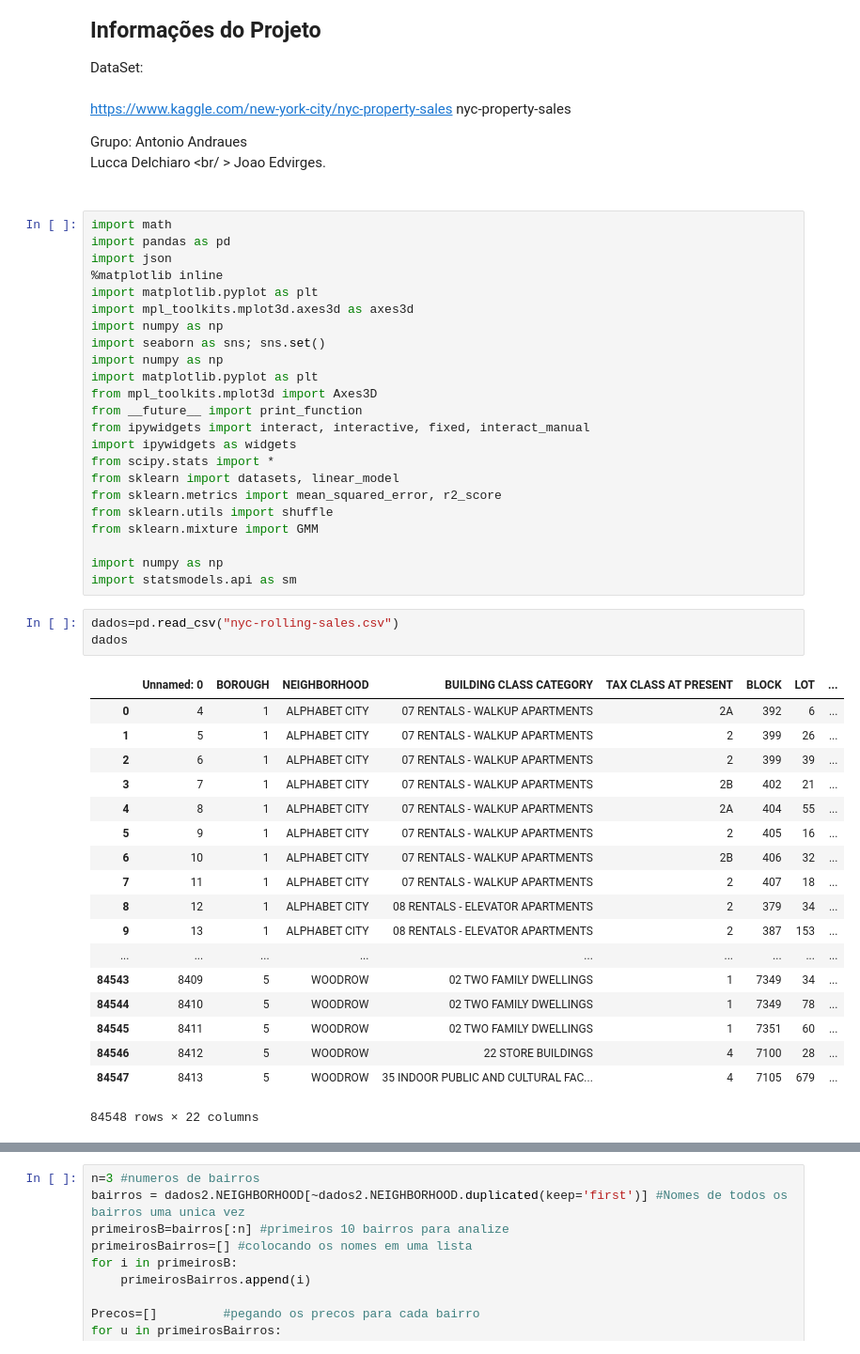
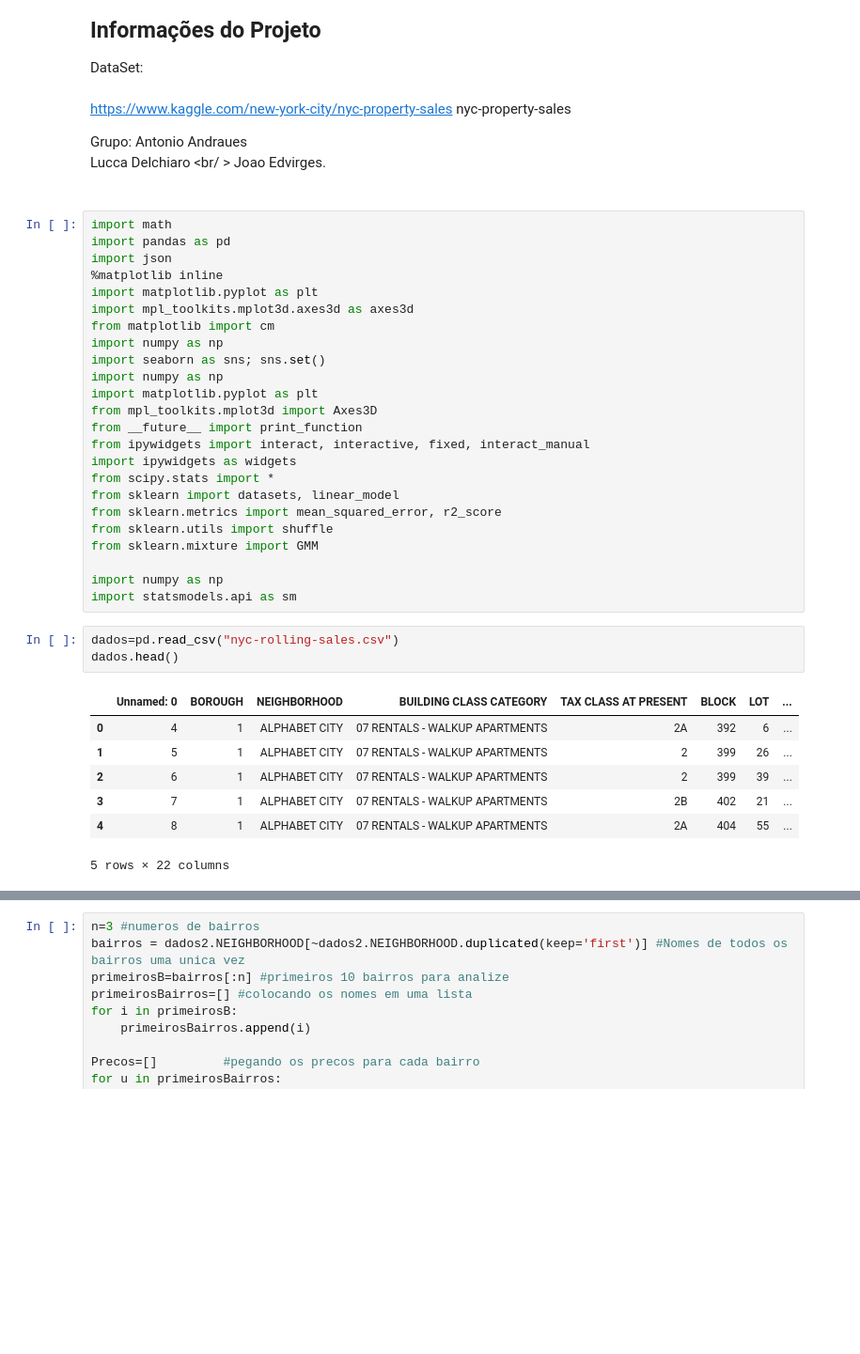
Before and after one commit to AntonioAndraues/Pj3_Ciencia_dos_Dados, a Jupyter notebook: Projeto+3+ (1).ipynb, the cells around one changed output, grey strips where cells are left out. Shown: that part at 94% size. Drawn from its saved outputs; the diff is of its cells as text; blank space fills up the shorter version.

```diff
--- a/Projeto+3+ (1).ipynb
+++ b/Projeto+3+ (1).ipynb
@@ -16,6 +16,7 @@ import json
 %matplotlib inline
 import matplotlib.pyplot as plt
 import mpl_toolkits.mplot3d.axes3d as axes3d
+from matplotlib import cm
 import numpy as np
 import seaborn as sns; sns.set()
 import numpy as np
@@ -34,23 +35,12 @@ import numpy as np
 import statsmodels.api as sm
 # %%
 dados=pd.read_csv("nyc-rolling-sales.csv")
-dados
+dados.head()
 # %% [output]
 |  | Unnamed: 0 | BOROUGH | NEIGHBORHOOD | BUILDING CLASS CATEGORY | TAX CLASS AT PRESENT | BLOCK | LOT | ... |
 | 0 | 4 | 1 | ALPHABET CITY | 07 RENTALS - WALKUP APARTMENTS | 2A | 392 | 6 | ... |
 | 1 | 5 | 1 | ALPHABET CITY | 07 RENTALS - WALKUP APARTMENTS | 2 | 399 | 26 | ... |
 | 2 | 6 | 1 | ALPHABET CITY | 07 RENTALS - WALKUP APARTMENTS | 2 | 399 | 39 | ... |
 | 3 | 7 | 1 | ALPHABET CITY | 07 RENTALS - WALKUP APARTMENTS | 2B | 402 | 21 | ... |
 | 4 | 8 | 1 | ALPHABET CITY | 07 RENTALS - WALKUP APARTMENTS | 2A | 404 | 55 | ... |
-| 5 | 9 | 1 | ALPHABET CITY | 07 RENTALS - WALKUP APARTMENTS | 2 | 405 | 16 | ... |
-| 6 | 10 | 1 | ALPHABET CITY | 07 RENTALS - WALKUP APARTMENTS | 2B | 406 | 32 | ... |
-| 7 | 11 | 1 | ALPHABET CITY | 07 RENTALS - WALKUP APARTMENTS | 2 | 407 | 18 | ... |
-| 8 | 12 | 1 | ALPHABET CITY | 08 RENTALS - ELEVATOR APARTMENTS | 2 | 379 | 34 | ... |
-| 9 | 13 | 1 | ALPHABET CITY | 08 RENTALS - ELEVATOR APARTMENTS | 2 | 387 | 153 | ... |
-| ... | ... | ... | ... | ... | ... | ... | ... | ... |
-| 84543 | 8409 | 5 | WOODROW | 02 TWO FAMILY DWELLINGS | 1 | 7349 | 34 | ... |
-| 84544 | 8410 | 5 | WOODROW | 02 TWO FAMILY DWELLINGS | 1 | 7349 | 78 | ... |
-| 84545 | 8411 | 5 | WOODROW | 02 TWO FAMILY DWELLINGS | 1 | 7351 | 60 | ... |
-| 84546 | 8412 | 5 | WOODROW | 22 STORE BUILDINGS | 4 | 7100 | 28 | ... |
-| 84547 | 8413 | 5 | WOODROW | 35 INDOOR PUBLIC AND CULTURAL FAC... | 4 | 7105 | 679 | ... |
-84548 rows × 22 columns
+5 rows × 22 columns
```
Also changed, not shown: parts of 21 cells of this notebook.
